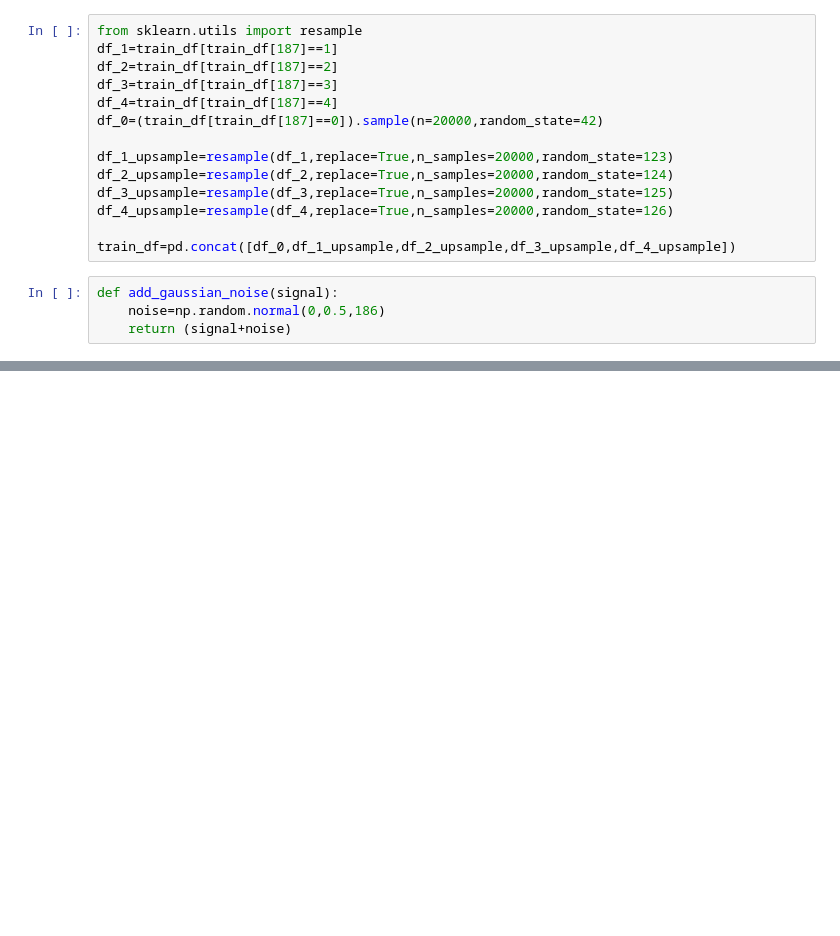
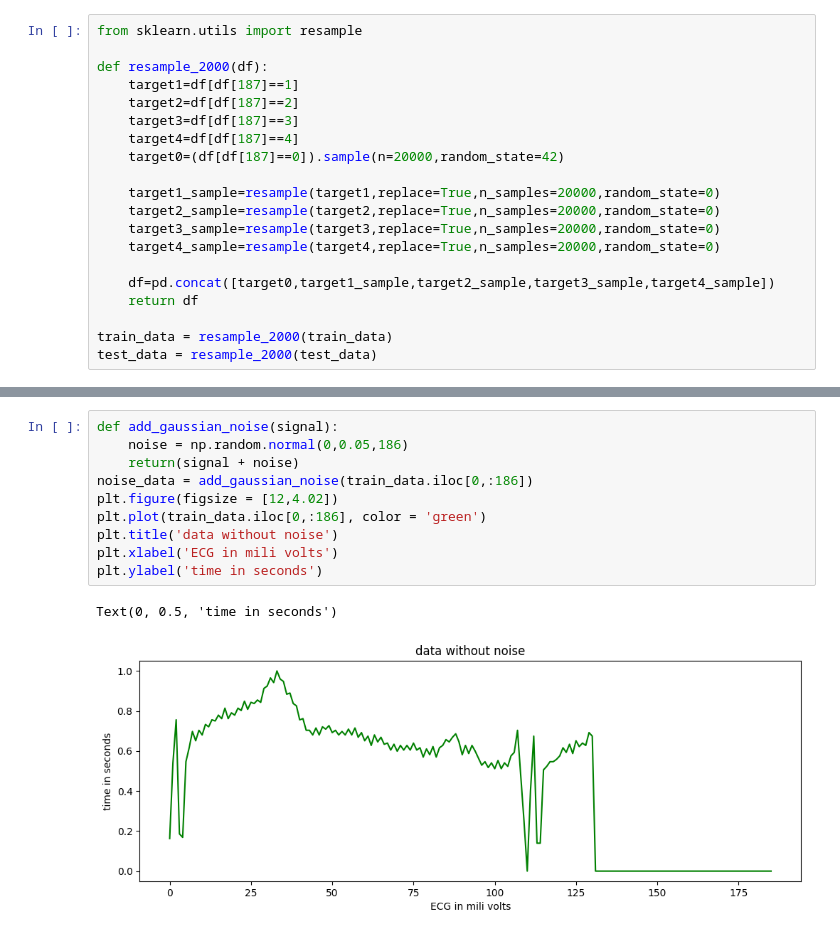
Before and after one commit to jerry2137/CityHack_2023, a Jupyter notebook: ECG.ipynb, the cells around one changed output, grey strips where cells are left out. Saved outputs shown, nothing was run; the diff lists cells and outputs as text; blank space fills up the shorter version.

```diff
--- a/ECG.ipynb
+++ b/ECG.ipynb
@@ -27,18 +17,20 @@ test_df=pd.read_csv('kaggle/input/heartbeat/mitbih_test.csv',header=None)
 # %%
 from sklearn.utils import resample
-df_1=train_df[train_df[187]==1]
-df_2=train_df[train_df[187]==2]
-df_3=train_df[train_df[187]==3]
-df_4=train_df[train_df[187]==4]
-df_0=(train_df[train_df[187]==0]).sample(n=20000,random_state=42)
 
-df_1_upsample=resample(df_1,replace=True,n_samples=20000,random_state=123)
-df_2_upsample=resample(df_2,replace=True,n_samples=20000,random_state=124)
-df_3_upsample=resample(df_3,replace=True,n_samples=20000,random_state=125)
-df_4_upsample=resample(df_4,replace=True,n_samples=20000,random_state=126)
+def resample_2000(df):
+    target1=df[df[187]==1]
+    target2=df[df[187]==2]
+    target3=df[df[187]==3]
+    target4=df[df[187]==4]
+    target0=(df[df[187]==0]).sample(n=20000,random_state=42)
 
-train_df=pd.concat([df_0,df_1_upsample,df_2_upsample,df_3_upsample,df_4_upsample])
+    target1_sample=resample(target1,replace=True,n_samples=20000,random_state=0)
+    target2_sample=resample(target2,replace=True,n_samples=20000,random_state=0)
+    target3_sample=resample(target3,replace=True,n_samples=20000,random_state=0)
+    target4_sample=resample(target4,replace=True,n_samples=20000,random_state=0)
+
+    df=pd.concat([target0,target1_sample,target2_sample,target3_sample,target4_sample])
+    return df
+
+train_data = resample_2000(train_data)
+test_data = resample_2000(test_data)
-# %%
-def add_gaussian_noise(signal):
-    noise=np.random.normal(0,0.5,186)
-    return (signal+noise)
@@ -164,0 +54,13 @@ Accuracy: 72.40%
+# %%
+def add_gaussian_noise(signal):
+    noise = np.random.normal(0,0.05,186)
+    return(signal + noise)
+noise_data = add_gaussian_noise(train_data.iloc[0,:186])
+plt.figure(figsize = [12,4.02])
+plt.plot(train_data.iloc[0,:186], color = 'green')
+plt.title('data without noise')
+plt.xlabel('ECG in mili volts')
+plt.ylabel('time in seconds')
+# %% [output]
+Text(0, 0.5, 'time in seconds')
+[figure, added]
```
Also changed, not shown: parts of 17 cells of this notebook.
